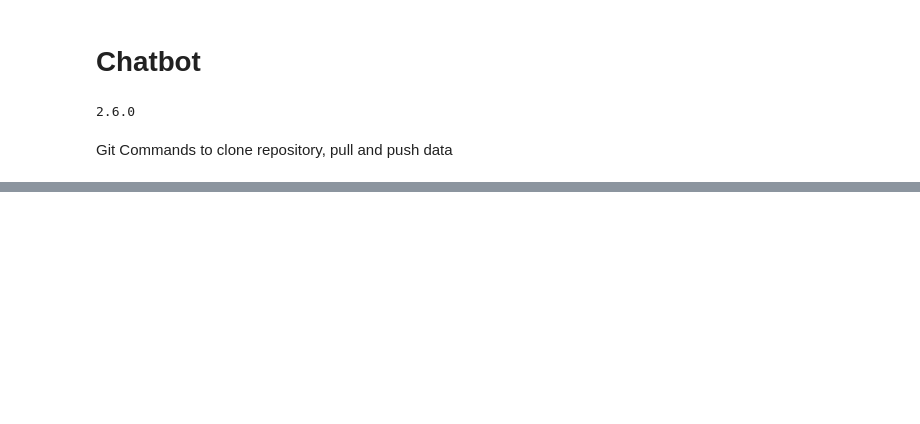
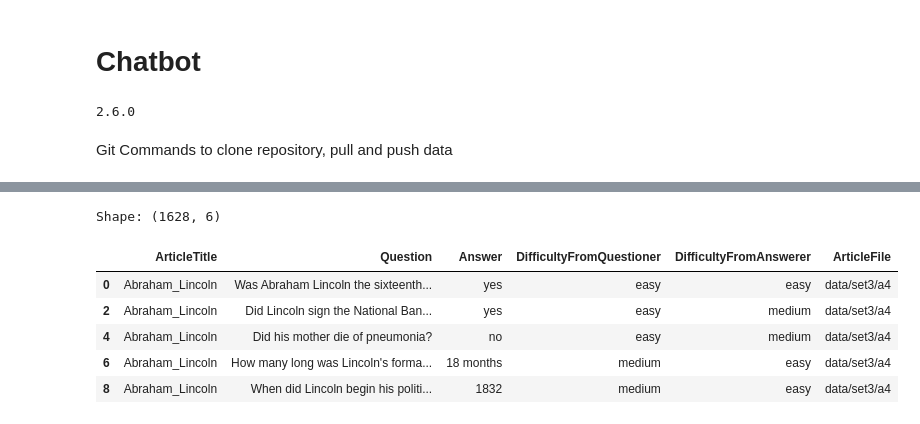
Before and after one commit to aanchal0431/chatbot, a Jupyter notebook: SEP_728_Chatbot.ipynb, the cells around one changed output, grey strips where cells are left out. Drawn from its saved outputs; the diff is of its cells as text; code cells hidden in the pictures; blank space fills up the shorter version.

```diff
--- a/SEP_728_Chatbot.ipynb
+++ b/SEP_728_Chatbot.ipynb
@@ -35,0 +79,13 @@ Shape: (1715, 6)
+# %%
+#remove duplicate questions
+data_all = data_all.drop_duplicates(subset=['Question'])
+print("Shape:", data_all.shape)
+data_all.head()
+# %% [output]
+Shape: (1628, 6)
+|  | ArticleTitle | Question | Answer | DifficultyFromQuestioner | DifficultyFromAnswerer | ArticleFile |
+| 0 | Abraham_Lincoln | Was Abraham Lincoln the sixteenth... | yes | easy | easy | data/set3/a4 |
+| 2 | Abraham_Lincoln | Did Lincoln sign the National Ban... | yes | easy | medium | data/set3/a4 |
+| 4 | Abraham_Lincoln | Did his mother die of pneumonia? | no | easy | medium | data/set3/a4 |
+| 6 | Abraham_Lincoln | How many long was Lincoln's forma... | 18 months | medium | easy | data/set3/a4 |
+| 8 | Abraham_Lincoln | When did Lincoln begin his politi... | 1832 | medium | easy | data/set3/a4 |
```
Also changed, not shown: parts of 11 cells of this notebook.
